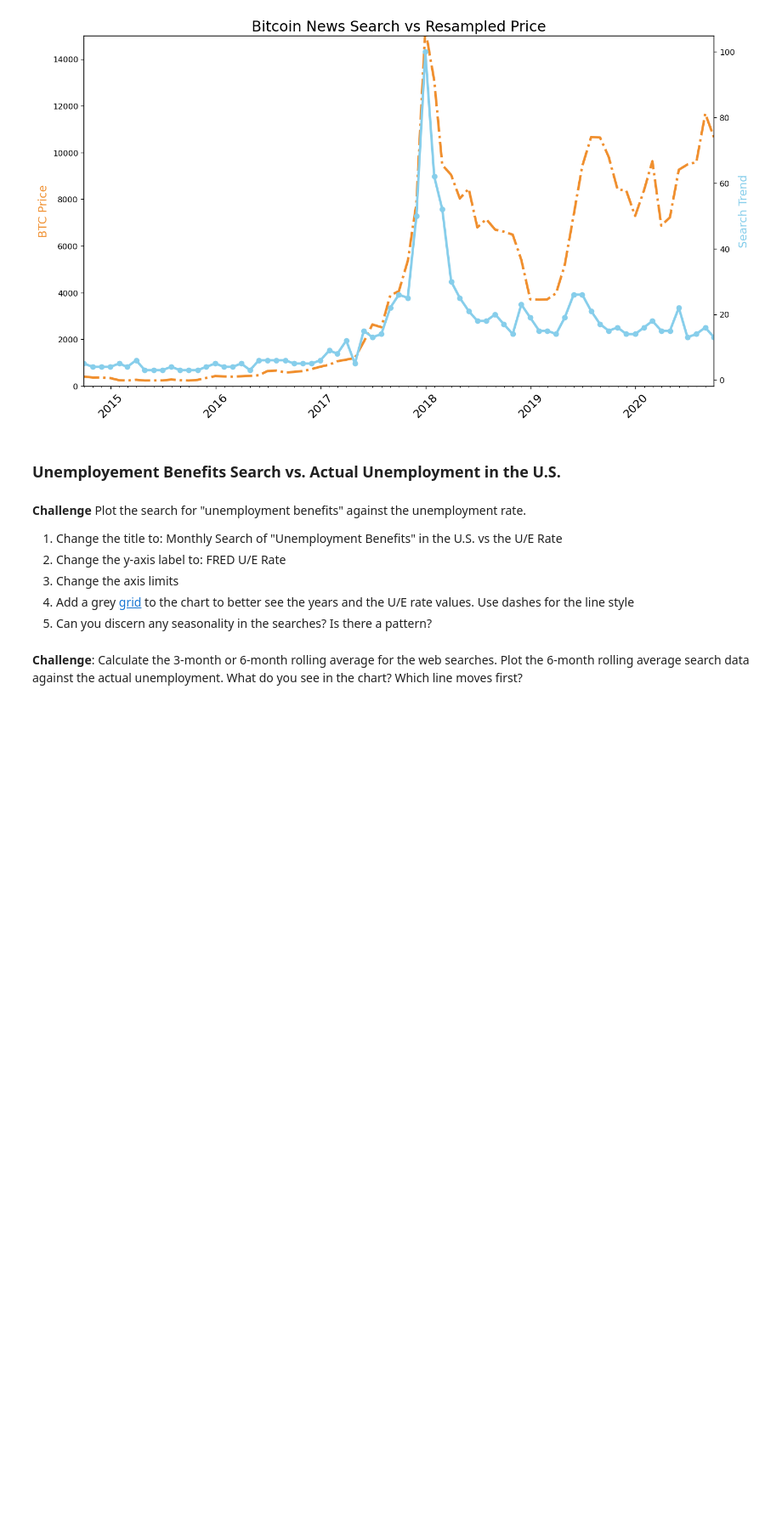
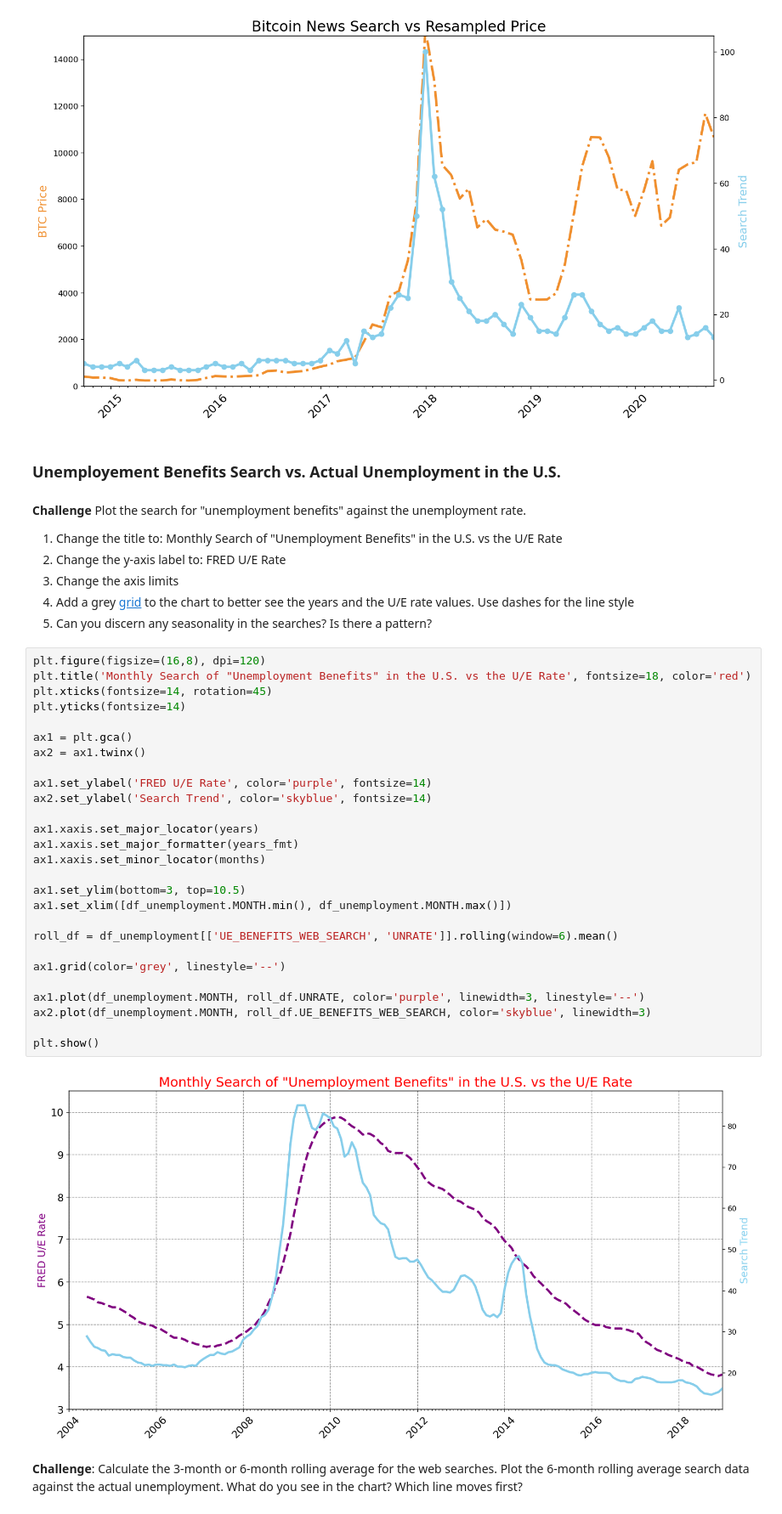
Before and after one commit to sinhadeepak1115/Day-74-Mlatplotlib, a Jupyter notebook: Google Trends and Data Visualisation (start).ipynb, the cells around one changed output. Shown at 85% size. Cells and saved outputs as stored; diff of their text form; blank space fills up the shorter version.

Commit message:
rolling graph.

```diff
--- a/Google Trends and Data Visualisation (start).ipynb
+++ b/Google Trends and Data Visualisation (start).ipynb
@@ -289,5 +289,34 @@ plt.show()
 3. Change the axis limits <br>
 4. Add a grey [grid](https://matplotlib.org/3.2.1/api/_as_gen/matplotlib.pyplot.grid.html) to the chart to better see the years and the U/E rate values. Use dashes for the line style<br>
 5. Can you discern any seasonality in the searches? Is there a pattern?
+# %%
+plt.figure(figsize=(16,8), dpi=120)
+plt.title('Monthly Search of "Unemployment Benefits" in the U.S. vs the U/E Rate', fontsize=18, color='red')
+plt.xticks(fontsize=14, rotation=45)
+plt.yticks(fontsize=14)
+
+ax1 = plt.gca()
+ax2 = ax1.twinx()
+
+ax1.set_ylabel('FRED U/E Rate', color='purple', fontsize=14)
+ax2.set_ylabel('Search Trend', color='skyblue', fontsize=14)
+
+ax1.xaxis.set_major_locator(years)
+ax1.xaxis.set_major_formatter(years_fmt)
+ax1.xaxis.set_minor_locator(months)
+
+ax1.set_ylim(bottom=3, top=10.5)
+ax1.set_xlim([df_unemployment.MONTH.min(), df_unemployment.MONTH.max()])
+
+roll_df = df_unemployment[['UE_BENEFITS_WEB_SEARCH', 'UNRATE']].rolling(window=6).mean()
+
+ax1.grid(color='grey', linestyle='--')
+
+ax1.plot(df_unemployment.MONTH, roll_df.UNRATE, color='purple', linewidth=3, linestyle='--')
+ax2.plot(df_unemployment.MONTH, roll_df.UE_BENEFITS_WEB_SEARCH, color='skyblue', linewidth=3)
+
+plt.show()
+# %% [output]
+[figure, added]
 # %% [markdown]
 **Challenge**: Calculate the 3-month or 6-month rolling average for the web searches. Plot the 6-month rolling average search data against the actual unemployment. What do you see in the chart? Which line moves first?
```
Also changed, not shown: parts of 1 cell of this notebook.
